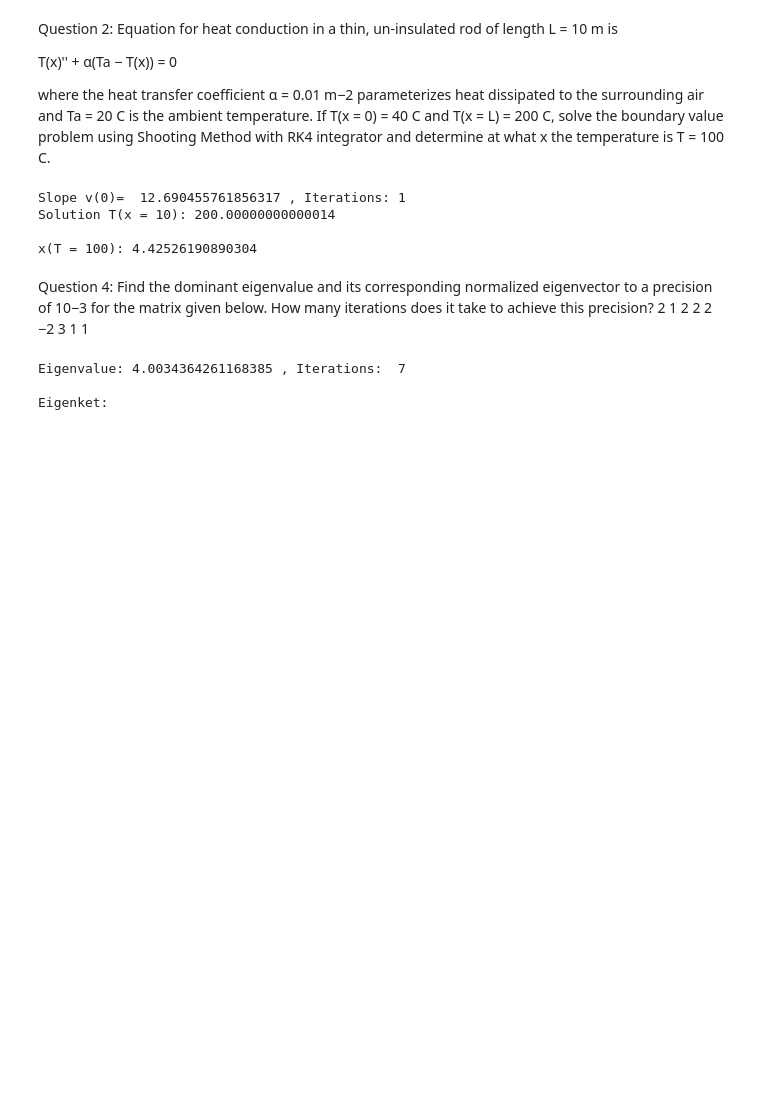
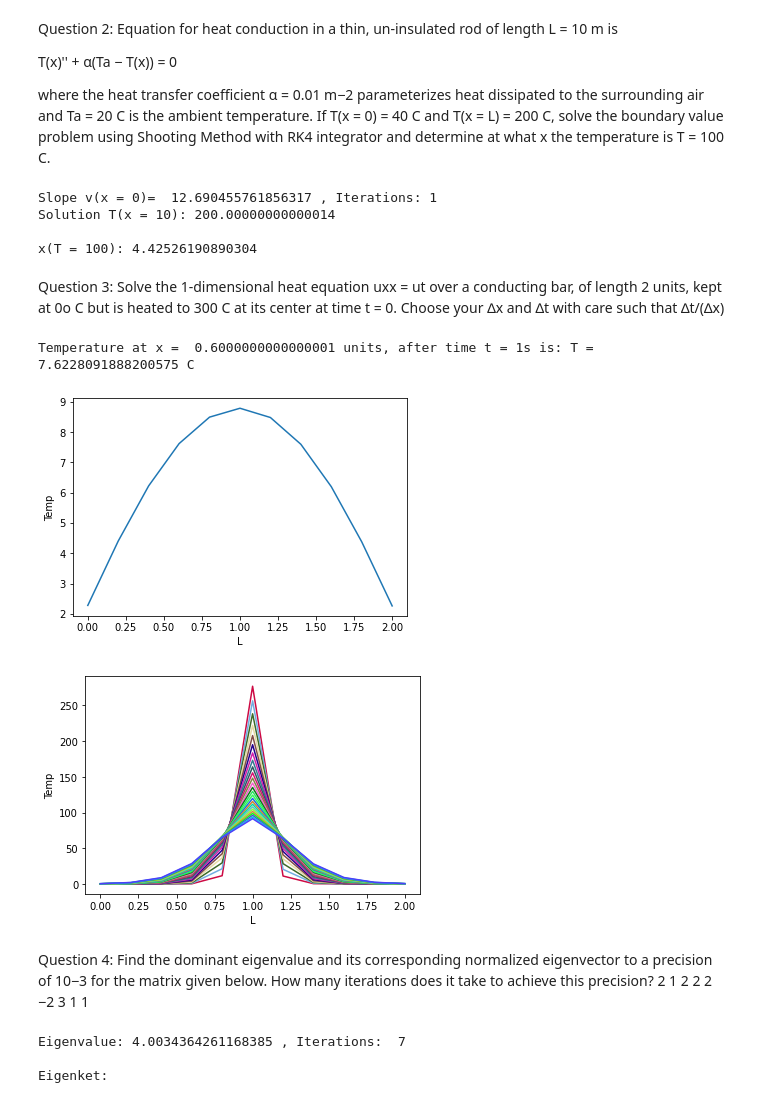
Before and after one commit to Dr-Noobilson/P346-CPL-Assignments, a Jupyter notebook: Assign6.ipynb, the cells around one changed output. Saved outputs shown, nothing was run; the diff lists cells and outputs as text; code cells hidden in the pictures; blank space fills up the shorter version.

```diff
--- a/Assign6.ipynb
+++ b/Assign6.ipynb
@@ -53,26 +54,46 @@ T(x)'' + α(Ta − T(x)) = 0
 
 where the heat transfer coefficient α = 0.01 m−2 parameterizes heat dissipated to the surrounding air and Ta = 20 C is the ambient temperature. If T(x = 0) = 40 C and T(x = L) = 200 C, solve the boundary value problem using Shooting Method with RK4 integrator and determine at what x the temperature is T = 100 C.
 # %%
-# x'' = 100/(T-20)
-# T'' = 0.01(T-20)
-
 def dxdt2(x,v,t):
     return v
 
 def dvdt2(x,v,t):
     return 0.01*(x-20)
 
-v0,k,x=t1.bound(0,10,40,200,dxdt2,dvdt2,-20000000000,20000000000,0.2,0.000001)
-print("\nSlope v(0)= ",v0,", Iterations:",k)
+#The two guesses for slopes are -2e10 and 2e10
+v0,k,x=t1.bound(0,10,40,200,dxdt2,dvdt2,-2e10,2e10,0.2,1e-6) #Tolerance = 1e-6
+
+print("\nSlope v(x = 0)= ",v0,", Iterations:",k)
 print("Solution T(x = 10):",x,"\n")
 
 T,V,X=t1.CODE1(0,40,12.690455761856311,dxdt2,dvdt2,0.2,10)
-print("x(T = 100):",t1.Lagrange(X,T,100))
+print("x(T = 100):",Lagrange(X,T,100)) #Finding x at T = 100 C by iterpolating
 # %% [output]
-Slope v(0)=  12.690455761856317 , Iterations: 1
+Slope v(x = 0)=  12.690455761856317 , Iterations: 1
 Solution T(x = 10): 200.00000000000014
 
 x(T = 100): 4.42526190890304
+# %% [markdown]
+Question 3: Solve the 1-dimensional heat equation uxx = ut over a conducting bar, of length 2 units, kept at 0o C but is heated to 300 C at its center at time t = 0. Choose your ∆x and ∆t with care such that ∆t/(∆x)
+# %%
+#U(x,0) function
+def func(x):
+    if x==1: return 300
+    else: return 0
+
+#Finding arbitrary solution U(1.3,1)
+Y,X = t1.pardif(0,2,4,10,5000,func,1)  # alpha = nx**2/nt = 100/5000 << 0.5
+print("Temperature at x = ", X[3][0], "units, after time t = 1s is: T =", Y[3][0],"C")
+plt.xlabel("L")
+plt.ylabel("Temp")
+plt.plot(X,Y)
+
+#Plotting temperature curves for time steps t = 0.04s to t = 1s
+t1.pardif_plotter(0,2,4,10,5000,func,25)
+# %% [output]
+Temperature at x =  0.6000000000000001 units, after time t = 1s is: T = 7.6228091888200575 C
+[figure, added]
+[figure, added]
 # %% [markdown]
 Question 4: Find the dominant eigenvalue and its corresponding normalized eigenvector to a
 precision of 10−3 for the matrix given below. How many iterations does it take to achieve this precision?
```
Also changed, not shown: parts of 3 cells of this notebook, 3 other files.
